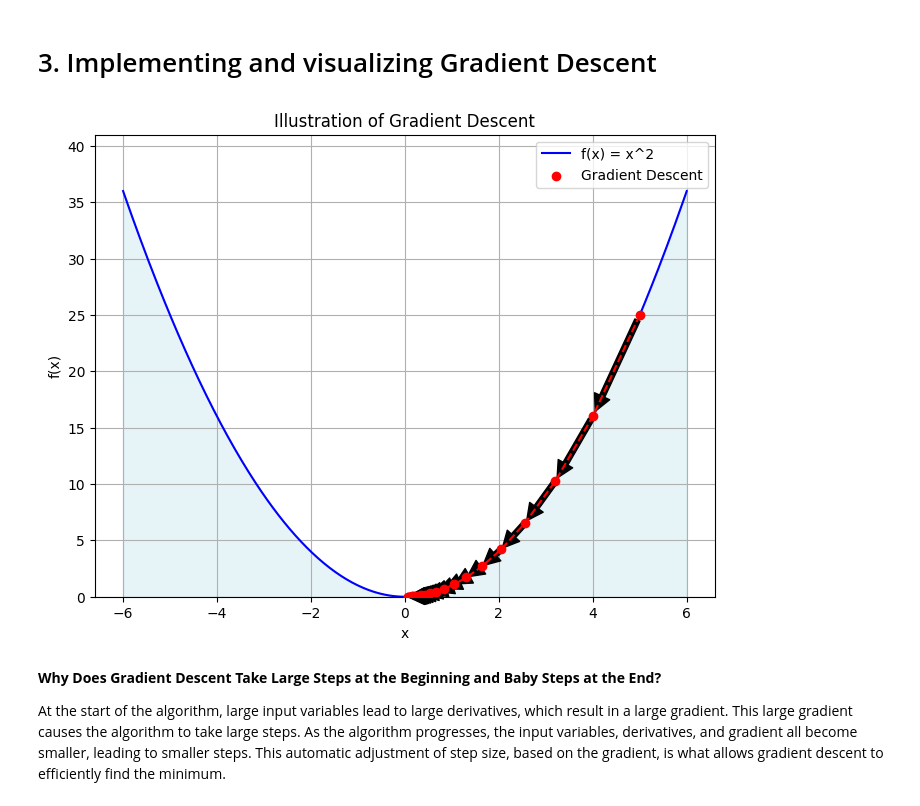
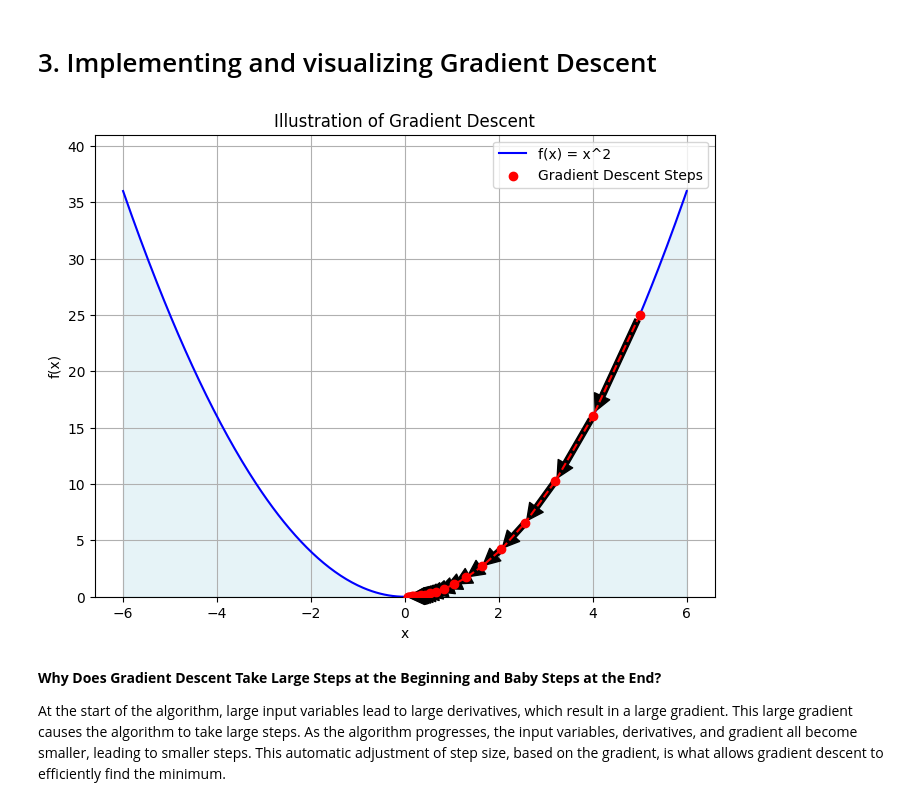
Before and after one commit to zakariajaadi/data-science-portofolio, a Jupyter notebook: Gradient Descent Algorithm.ipynb, the cells around one changed output. Cells and saved outputs as stored; diff of their text form; code cells hidden in the pictures.

```diff
--- a/Gradient Descent Algorithm.ipynb
+++ b/Gradient Descent Algorithm.ipynb
@@ -92,35 +92,35 @@ fig, ax = plt.subplots(figsize=(8, 6))
 
 # Colored background with the function f(x)
 ax.plot(x_range, y_range, label="f(x) = x^2", color="blue")
 ax.fill_between(x_range, y_range, color="lightblue", alpha=0.3)
 
 # Display the steps of gradient descent
-ax.scatter(x_values, f(np.array(x_values)), color="red", label="Gradient Descent", zorder=5)
+ax.scatter(x_values, f(np.array(x_values)), color="red", label="Gradient Descent Steps", zorder=5)
 ax.plot(x_values, f(np.array(x_values)), color="red", linestyle="--", zorder=4)
 
 # Add arrows for each update of x
 for i in range(1, len(x_values)):
     ax.annotate('', xy=(x_values[i], f(x_values[i])), xytext=(x_values[i-1], f(x_values[i-1])),
                 arrowprops=dict(facecolor='black', shrink=0.05))
 
 # Add contour lines (optional, but aesthetic)
 ax.set_ylim(0, max(y_range) + 5)
 
 # Titles and labels
 ax.set_title("Illustration of Gradient Descent")
 ax.set_xlabel("x")
 ax.set_ylabel("f(x)")
 
 # Add a legend
 ax.legend()
 
 # Display the grid
 ax.grid(True)
 
 # Show the figure
 plt.show()
 # %% [output]
-[figure, old version]
+[figure, new version]
 # %% [markdown]
 **Why Does Gradient Descent Take Large Steps at the Beginning and Baby Steps at the End?**
 
```
Also changed, not shown: parts of 1 cell of this notebook.
